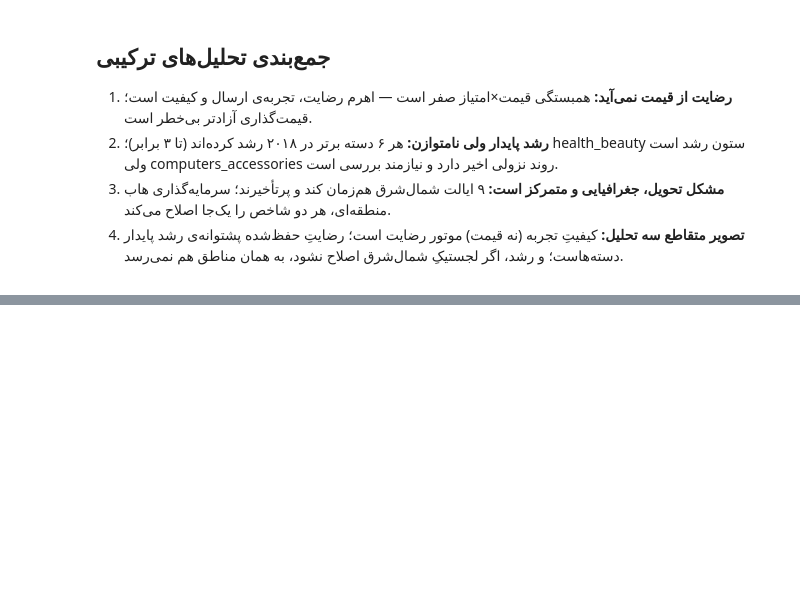
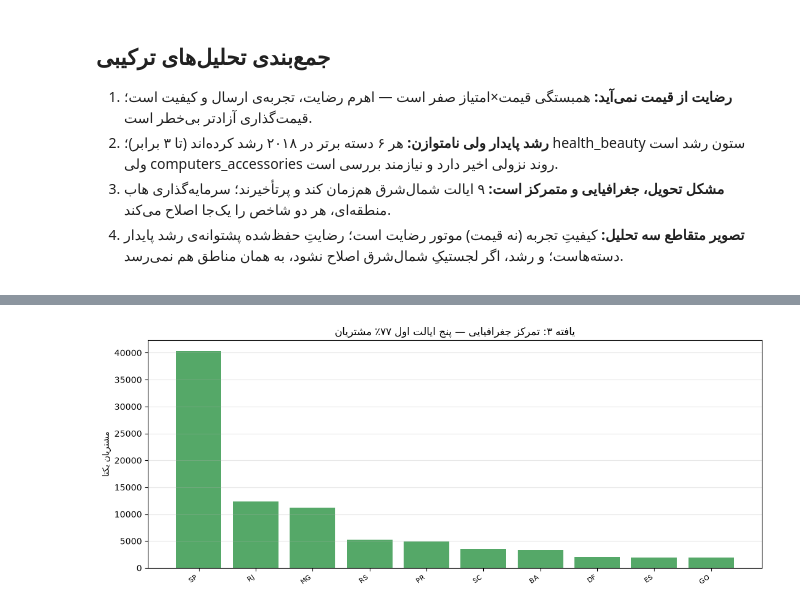
Before and after one commit to arashalidadi/olist-pro, a Jupyter notebook: olist_analysis.ipynb, the cells around one changed output, grey strips where cells are left out. Saved outputs shown, nothing was run; the diff lists cells and outputs as text; code cells hidden in the pictures; blank space fills up the shorter version.

```diff
--- a/olist_analysis.ipynb
+++ b/olist_analysis.ipynb
@@ -3614,0 +3742,12 @@ PE                1593          18.0       9.6            slow   high_late
+# %%
+state_cust = customers.groupby('customer_state')['customer_unique_id'].nunique().sort_values(ascending=False)
+fig, ax = plt.subplots(figsize=(11, 4.5))
+ax.bar(state_cust.head(10).index, state_cust.head(10).values, color='#55a868')
+ax.set_title(fa('یافته ۳: تمرکز جغرافیایی — پنج ایالت اول ۷۷٪ مشتریان'), fontsize=12)
+plt.setp(ax.get_xticklabels(), rotation=35, ha='right', fontsize=8)
+ax.set_ylabel(fa('مشتریان یکتا'))
+ax.grid(axis='y', alpha=0.3)
+fig.tight_layout()
+plt.show()
+# %% [output]
+[figure, added]
```
Also changed, not shown: parts of 14 cells of this notebook, 1 other file.
